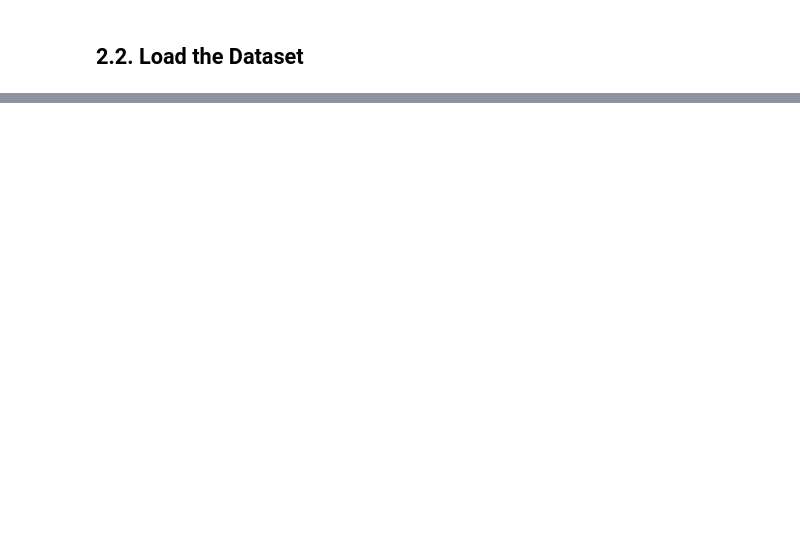
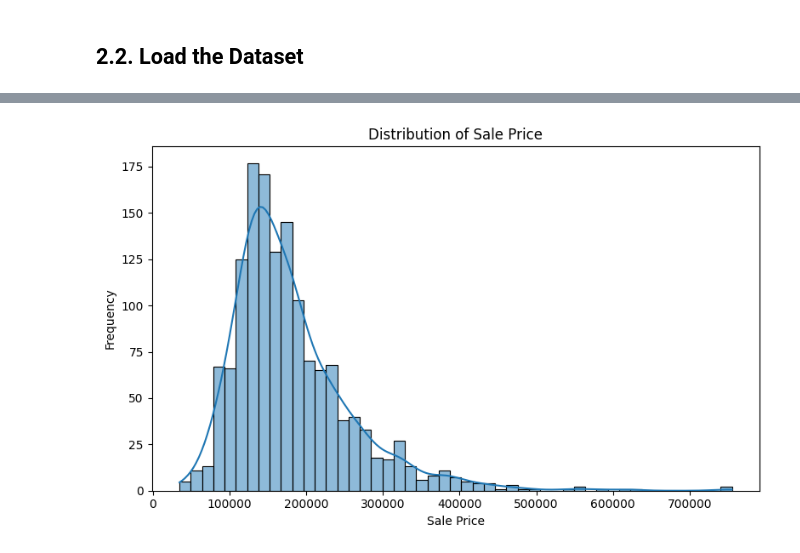
Before and after one commit to sgirabin/nyp-iti103-assignment, a Jupyter notebook: ITI103_Assignment1_IsakRabin_4466624P.ipynb, the cells around one changed output, grey strips where cells are left out. Cells and saved outputs as stored; diff of their text form; code cells hidden in the pictures; blank space fills up the shorter version.

```diff
--- a/ITI103_Assignment1_IsakRabin_4466624P.ipynb
+++ b/ITI103_Assignment1_IsakRabin_4466624P.ipynb
@@ -94,0 +370,11 @@ import seaborn as sns
+# %%
+# Plot distribution of SalePrice
+plt.figure(figsize=(8, 5))
+sns.histplot(sales_data['SalePrice'], kde=True)
+plt.title("Distribution of Sale Price")
+plt.xlabel("Sale Price")
+plt.ylabel("Frequency")
+plt.tight_layout()
+plt.show()
+# %% [output]
+[figure, added]
```
Also changed, not shown: parts of 88 cells of this notebook.
